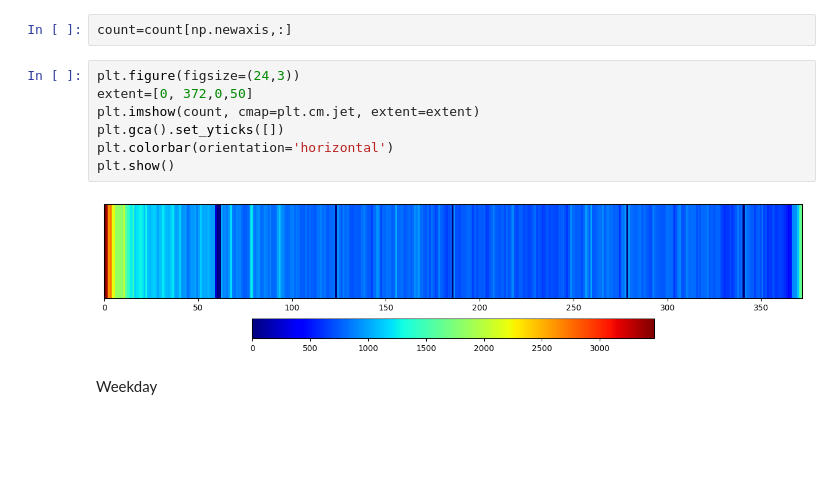
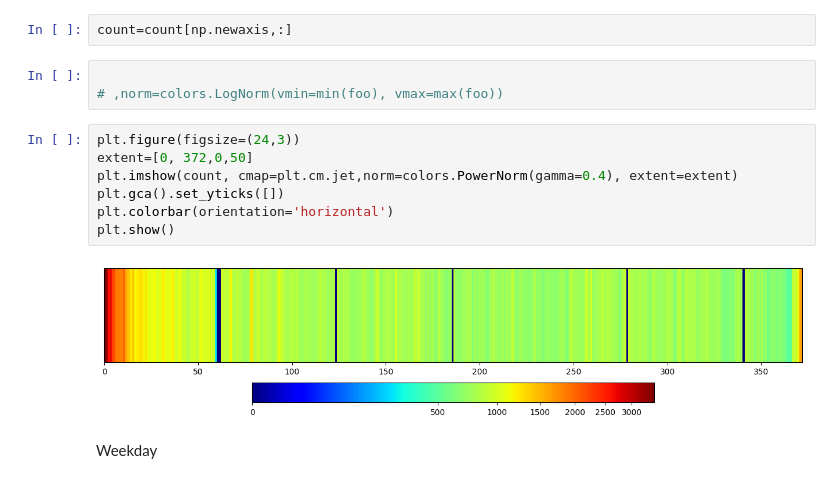
Before and after one commit to Hitkul/Put-Your-Money-Where-Your-Mouth-Is, a Jupyter notebook: analysis/Summary.ipynb, the cells around one changed output. Saved outputs shown, nothing was run; the diff lists cells and outputs as text; blank space fills up the shorter version.

```diff
--- a/analysis/Summary.ipynb
+++ b/analysis/Summary.ipynb
@@ -523,15 +521,18 @@ plt.bar(day_of_year,count)
 count = np.array(count)
 # %%
 count=count[np.newaxis,:]
+# %%
+
+# ,norm=colors.LogNorm(vmin=min(foo), vmax=max(foo))
 # %%
 plt.figure(figsize=(24,3))
 extent=[0, 372,0,50]
-plt.imshow(count, cmap=plt.cm.jet, extent=extent)
+plt.imshow(count, cmap=plt.cm.jet,norm=colors.PowerNorm(gamma=0.4), extent=extent)
 plt.gca().set_yticks([])
 plt.colorbar(orientation='horizontal')
 plt.show()
 # %% [output]
-[figure, old version]
+[figure, new version]
 # %% [markdown]
 Weekday
 # %%
```
Also changed, not shown: parts of 22 cells of this notebook.
